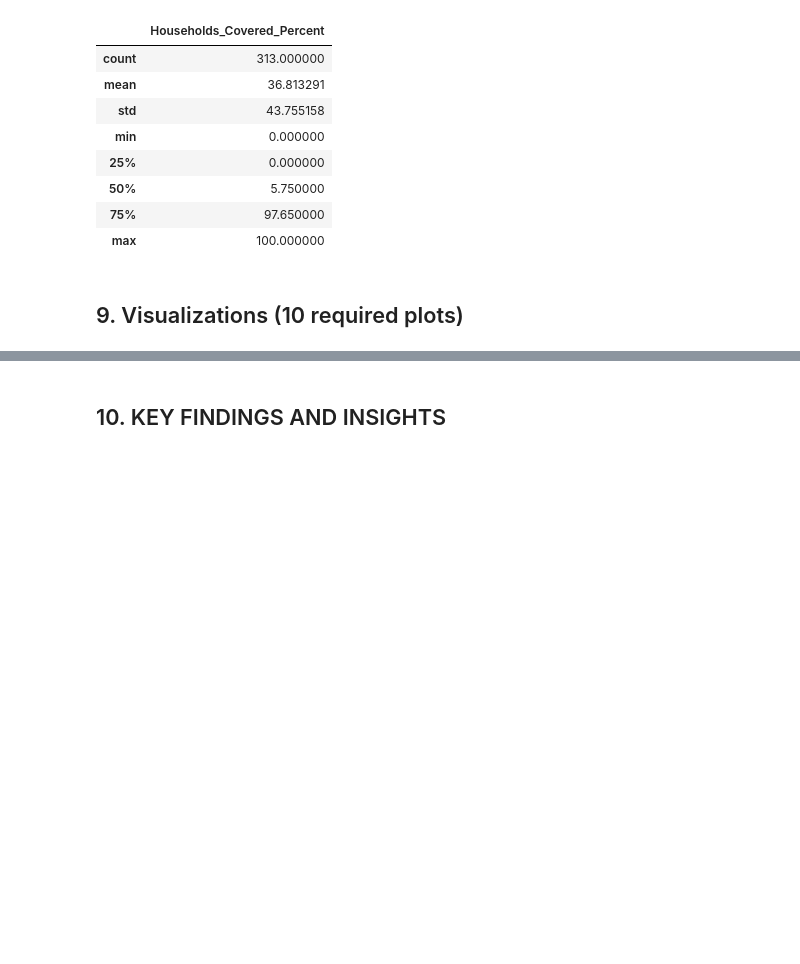
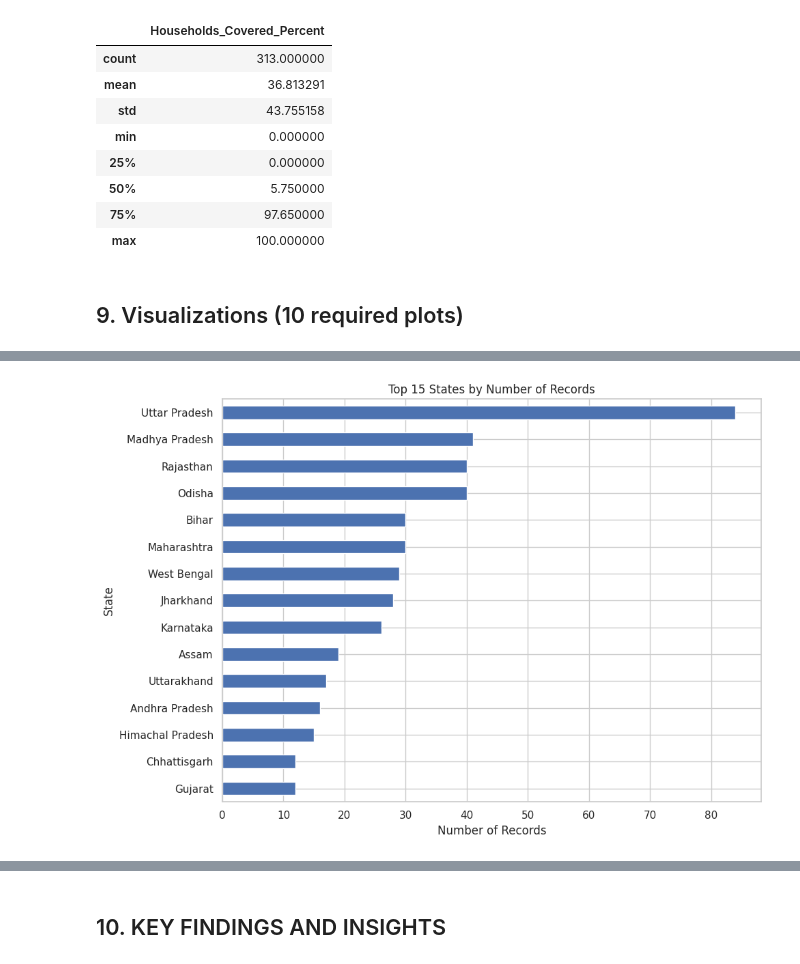
Before and after one commit to Anitha-Naresh/Liquid-Waste-Management_Sample_Data, a Jupyter notebook: MAIN_PROJECT_1.ipynb, the cells around one changed output, grey strips where cells are left out. Drawn from its saved outputs; the diff is of its cells as text; code cells hidden in the pictures; blank space fills up the shorter version.

```diff
--- a/MAIN_PROJECT_1.ipynb
+++ b/MAIN_PROJECT_1.ipynb
@@ -576,0 +524,18 @@ else:
+# %%
+
+# PLOT 2: HORIZONTAL BAR CHART - STATE-WISE RECORDS
+
+if state_col:
+    state_counts = df[state_col].dropna().value_counts().head(15)
+
+    plt.figure(figsize=(10, 7))
+    state_counts.sort_values().plot(kind="barh")
+
+    plt.title("Top 15 States by Number of Records")
+    plt.xlabel("Number of Records")
+    plt.ylabel("State")
+
+    plt.tight_layout()
+    plt.show()
+# %% [output]
+[figure, added]
```
Also changed, not shown: parts of 14 cells of this notebook.
